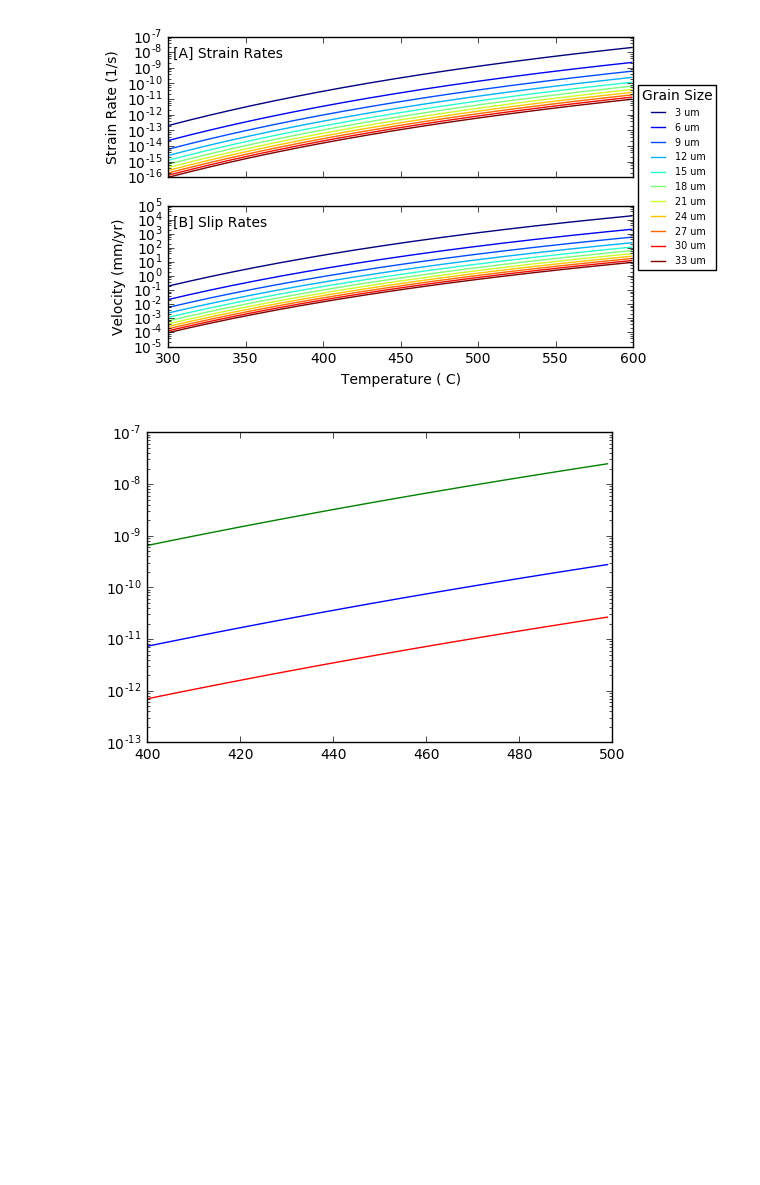
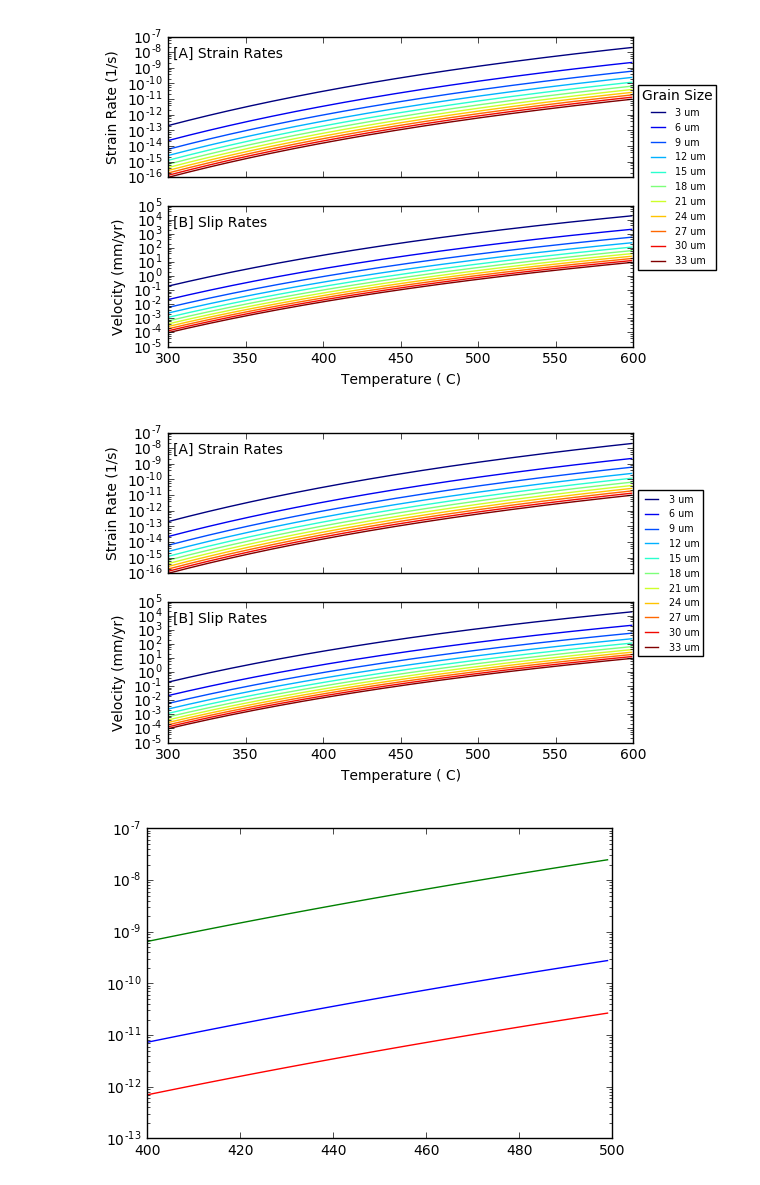
Before and after one commit to usgs/gmeg-shearzone-flowstress, a Jupyter notebook: Compile_code.ipynb, the cells around one changed output. Saved outputs shown, nothing was run; the diff lists cells and outputs as text; code cells hidden in the pictures; blank space fills up the shorter version.

Commit message:
updating plotting and readme

```diff
--- a/Compile_code.ipynb
+++ b/Compile_code.ipynb
@@ -236,6 +237,11 @@ fig.set_size_inches(9,6)
 export_pdf(fig, 'strain_slip_rates')
 # %% [output]
 [figure]
+# %%
+
+plot_strain_slip_rates(f.temperature, strain_rate, slip_rate, grain_size)
+# %% [output]
+[figure, added]
 # %%
 # plot_strain_slip_rates(f.temperature, strain77, slip77)
 temp = range(400,500)
```
Also changed, not shown: parts of 1 cell of this notebook, 3 other files.
